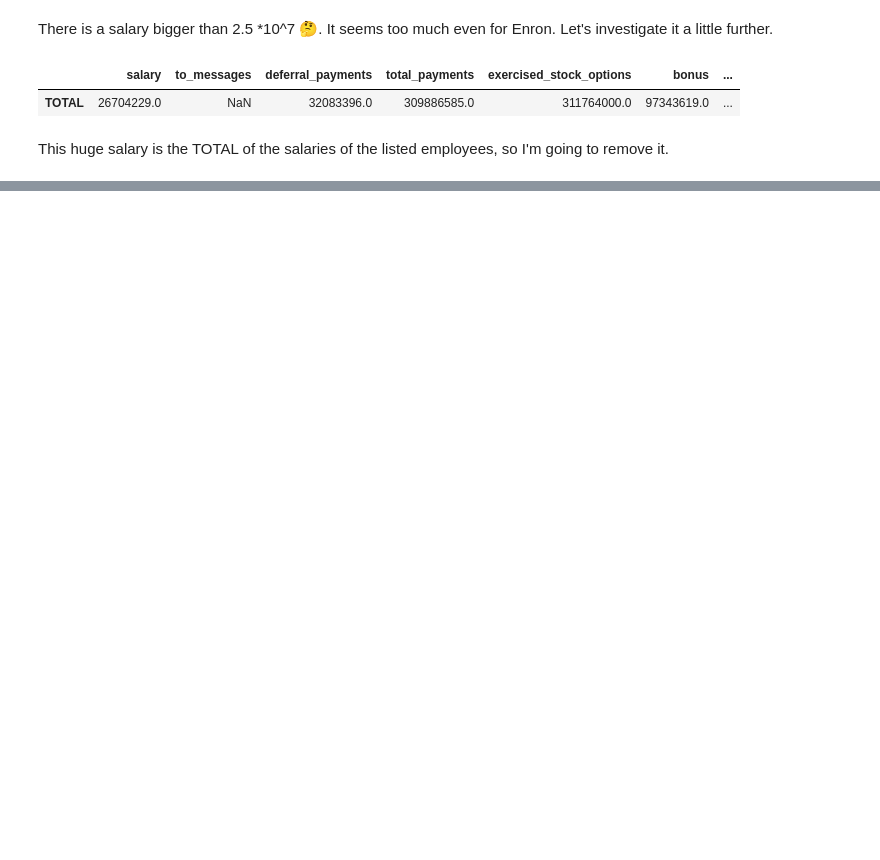
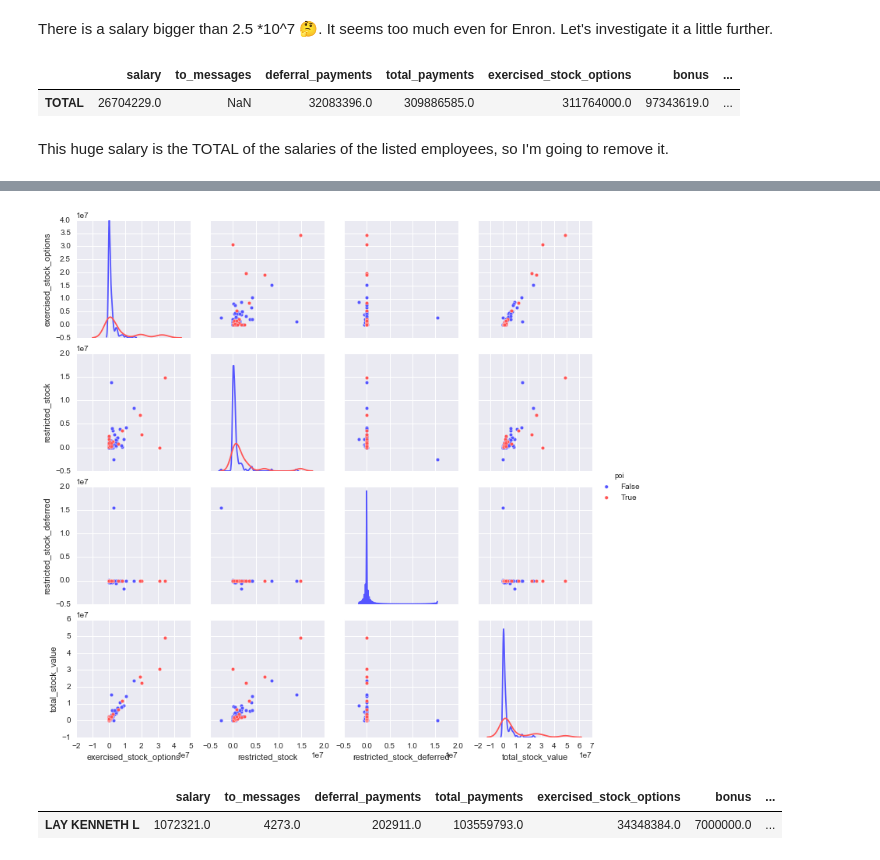
Before and after one commit to schiller/ud120-projects, a Jupyter notebook: final_project/Enron EDA.ipynb, the cells around one changed output, grey strips where cells are left out. Saved outputs shown, nothing was run; the diff lists cells and outputs as text; code cells hidden in the pictures; blank space fills up the shorter version.

```diff
--- a/final_project/Enron EDA.ipynb
+++ b/final_project/Enron EDA.ipynb
@@ -123,0 +102,14 @@ df['salary'].plot.hist(by='poi')
+# %%
+g = sns.pairplot(
+    df.fillna(0),
+    vars=['exercised_stock_options', 'restricted_stock', 'restricted_stock_deferred', 'total_stock_value'],
+    hue='poi',
+    diag_kind="kde",
+    palette='seismic')
+# %% [output]
+[figure, added]
+# %%
+df[df['loan_advances']]
+# %% [output]
+|  | salary | to_messages | deferral_payments | total_payments | exercised_stock_options | bonus | ... |
+| LAY KENNETH L | 1072321.0 | 4273.0 | 202911.0 | 103559793.0 | 34348384.0 | 7000000.0 | ... |
```
Also changed, not shown: parts of 12 cells of this notebook.
